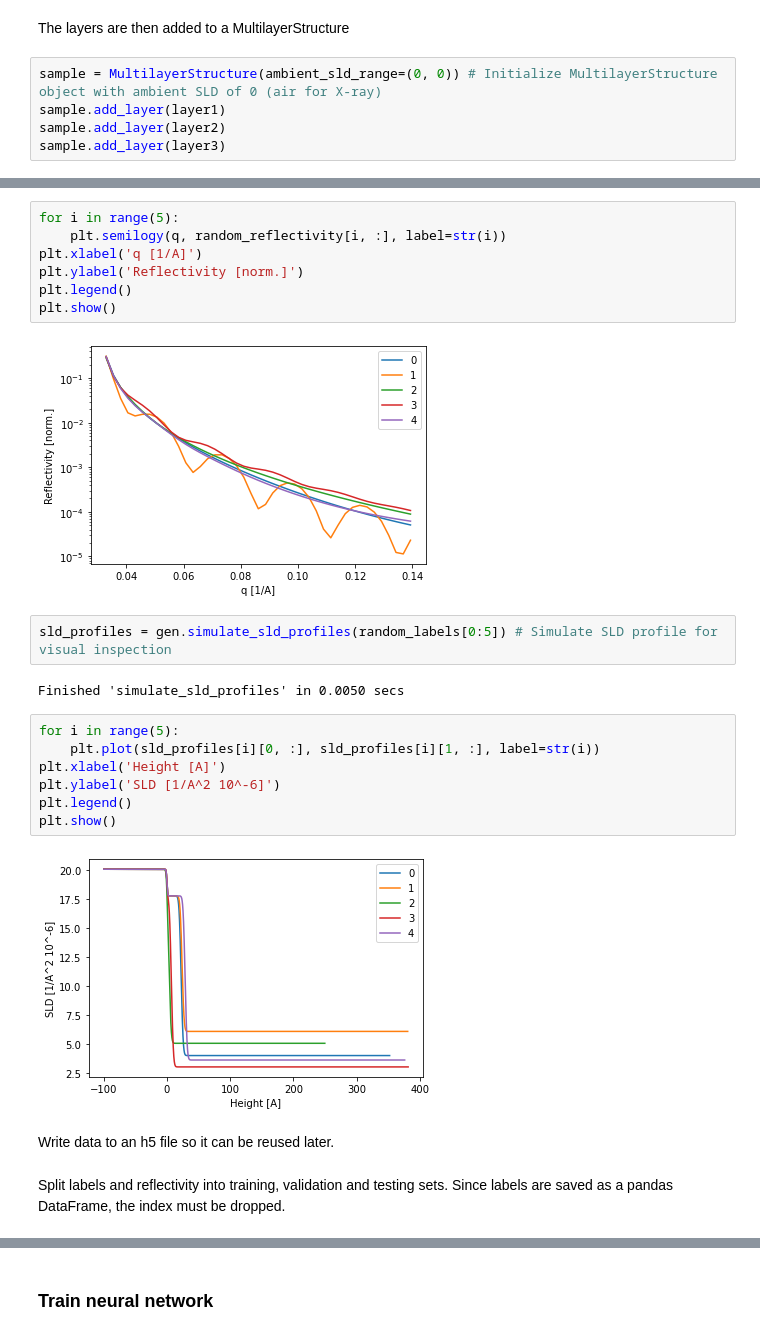
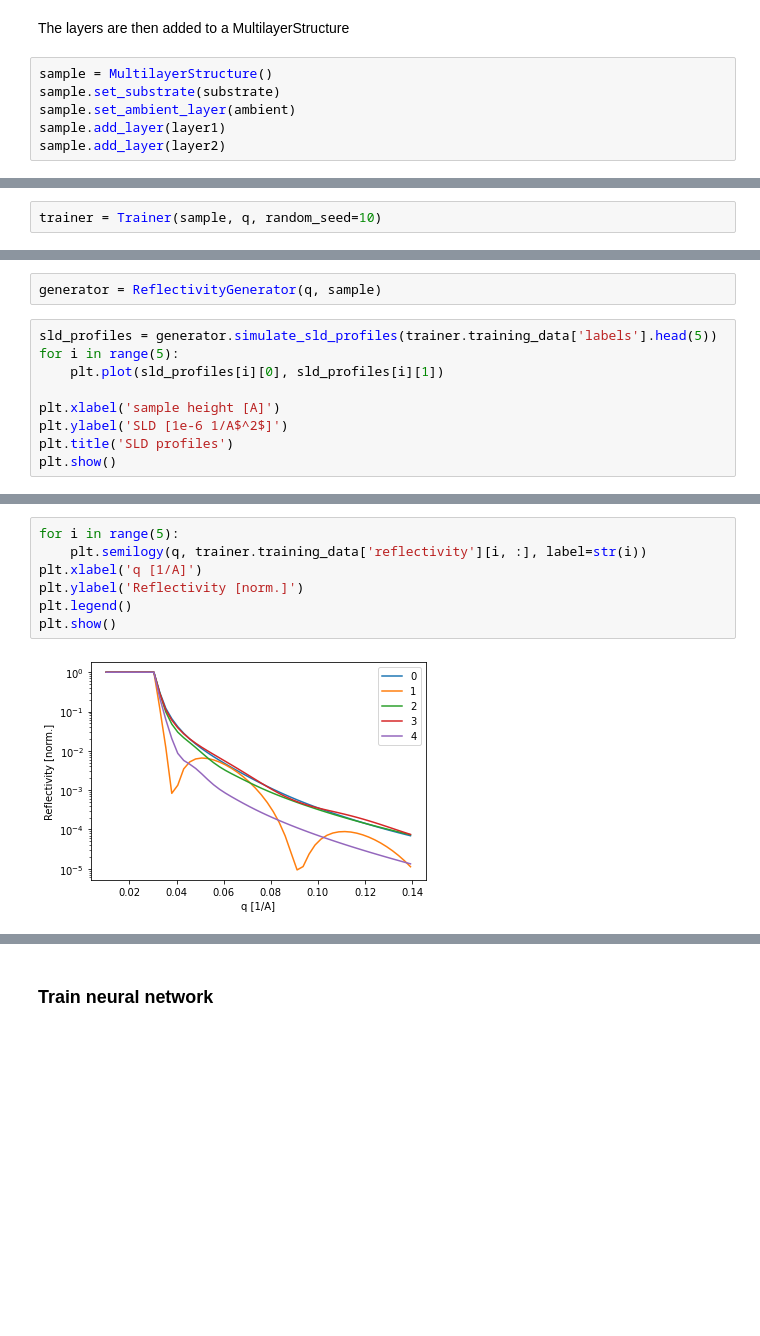
Before and after one commit to schreiber-lab/mlreflect, a Jupyter notebook: data/notebooks/usage_example.ipynb, the cells around one changed output, grey strips where cells are left out. Cells and saved outputs as stored; diff of their text form; blank space fills up the shorter version.

```diff
--- a/data/notebooks/usage_example.ipynb
+++ b/data/notebooks/usage_example.ipynb
@@ -47,10 +46,11 @@ layer3 = Layer('Film', (20, 300), (0, 60), (1, 14))
 # %% [markdown]
 The layers are then added to a MultilayerStructure
 # %%
-sample = MultilayerStructure(ambient_sld_range=(0, 0)) # Initialize MultilayerStructure object with ambient SLD of 0 (air for X-ray)
+sample = MultilayerStructure()
+sample.set_substrate(substrate)
+sample.set_ambient_layer(ambient)
 sample.add_layer(layer1)
 sample.add_layer(layer2)
-sample.add_layer(layer3)
 # %%
 print(sample)
 # %% [output]
@@ -74,0 +72,2 @@ Finished 'generate_random_labels' in 0.1342 secs
+# %%
+trainer = Trainer(sample, q, random_seed=10)
@@ -87,0 +90,11 @@ Finished 'simulate_reflectivity' in 1.2356 secs
+# %%
+generator = ReflectivityGenerator(q, sample)
+# %%
+sld_profiles = generator.simulate_sld_profiles(trainer.training_data['labels'].head(5))
+for i in range(5):
+    plt.plot(sld_profiles[i][0], sld_profiles[i][1])
+
+plt.xlabel('sample height [A]')
+plt.ylabel('SLD [1e-6 1/A$^2$]')
+plt.title('SLD profiles')
+plt.show()
@@ -88,26 +104,9 @@ Finished 'simulate_reflectivity' in 1.2356 secs
 # %%
 for i in range(5):
-    plt.semilogy(q, random_reflectivity[i, :], label=str(i))
+    plt.semilogy(q, trainer.training_data['reflectivity'][i, :], label=str(i))
 plt.xlabel('q [1/A]')
 plt.ylabel('Reflectivity [norm.]')
 plt.legend()
 plt.show()
 # %% [output]
-[figure, old version]
+[figure, new version]
-# %%
-sld_profiles = gen.simulate_sld_profiles(random_labels[0:5]) # Simulate SLD profile for visual inspection
-# %% [output]
-Finished 'simulate_sld_profiles' in 0.0050 secs
-# %%
-for i in range(5):
-    plt.plot(sld_profiles[i][0, :], sld_profiles[i][1, :], label=str(i))
-plt.xlabel('Height [A]')
-plt.ylabel('SLD [1/A^2 10^-6]')
-plt.legend()
-plt.show()
-# %% [output]
-[figure, removed]
-# %% [markdown]
-Write data to an h5 file so it can be reused later.
-# %% [markdown]
-Split labels and reflectivity into training, validation and testing sets. Since labels are saved as a pandas DataFrame, the index must be dropped.
```
Also changed, not shown: parts of 59 cells of this notebook.
